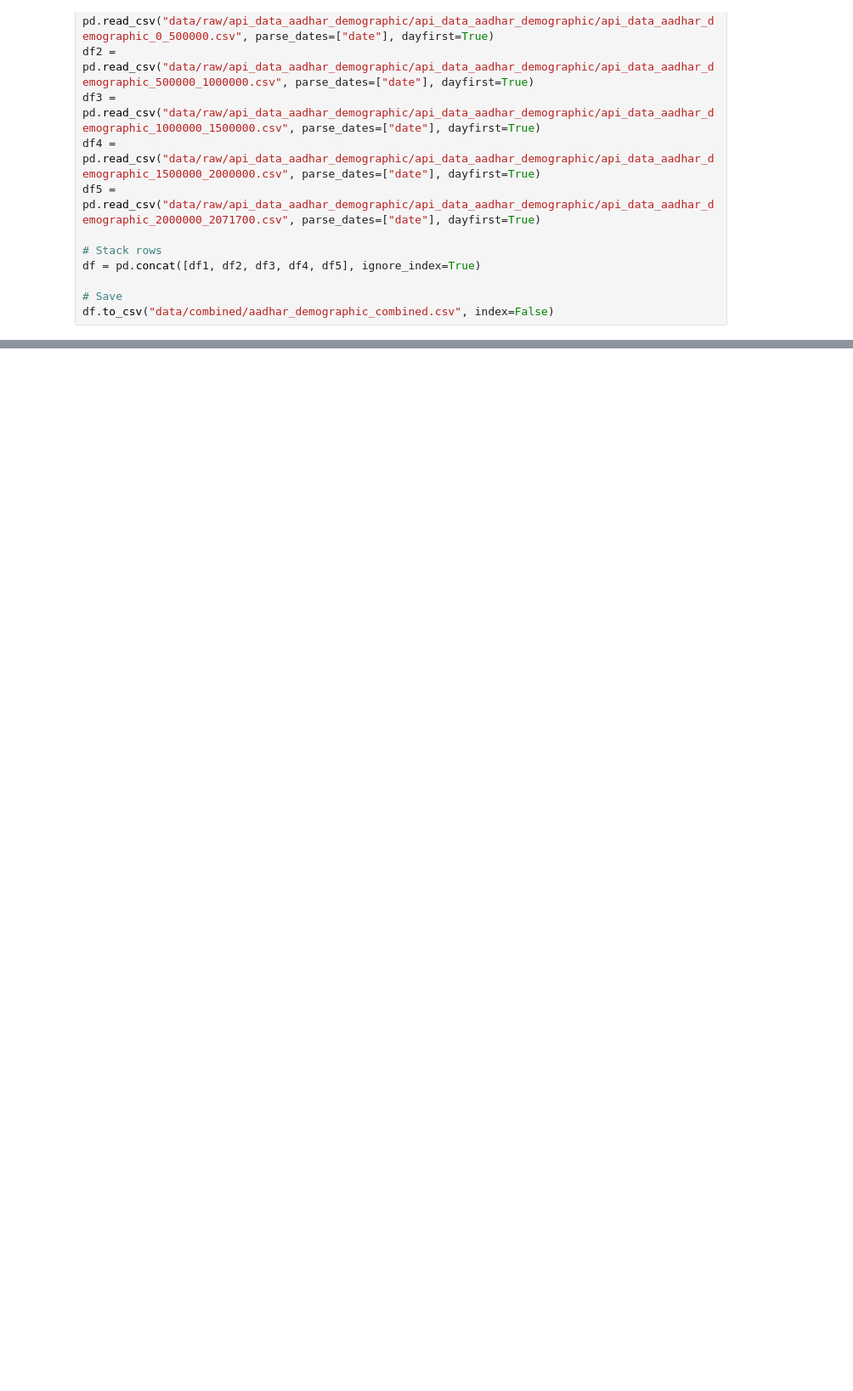
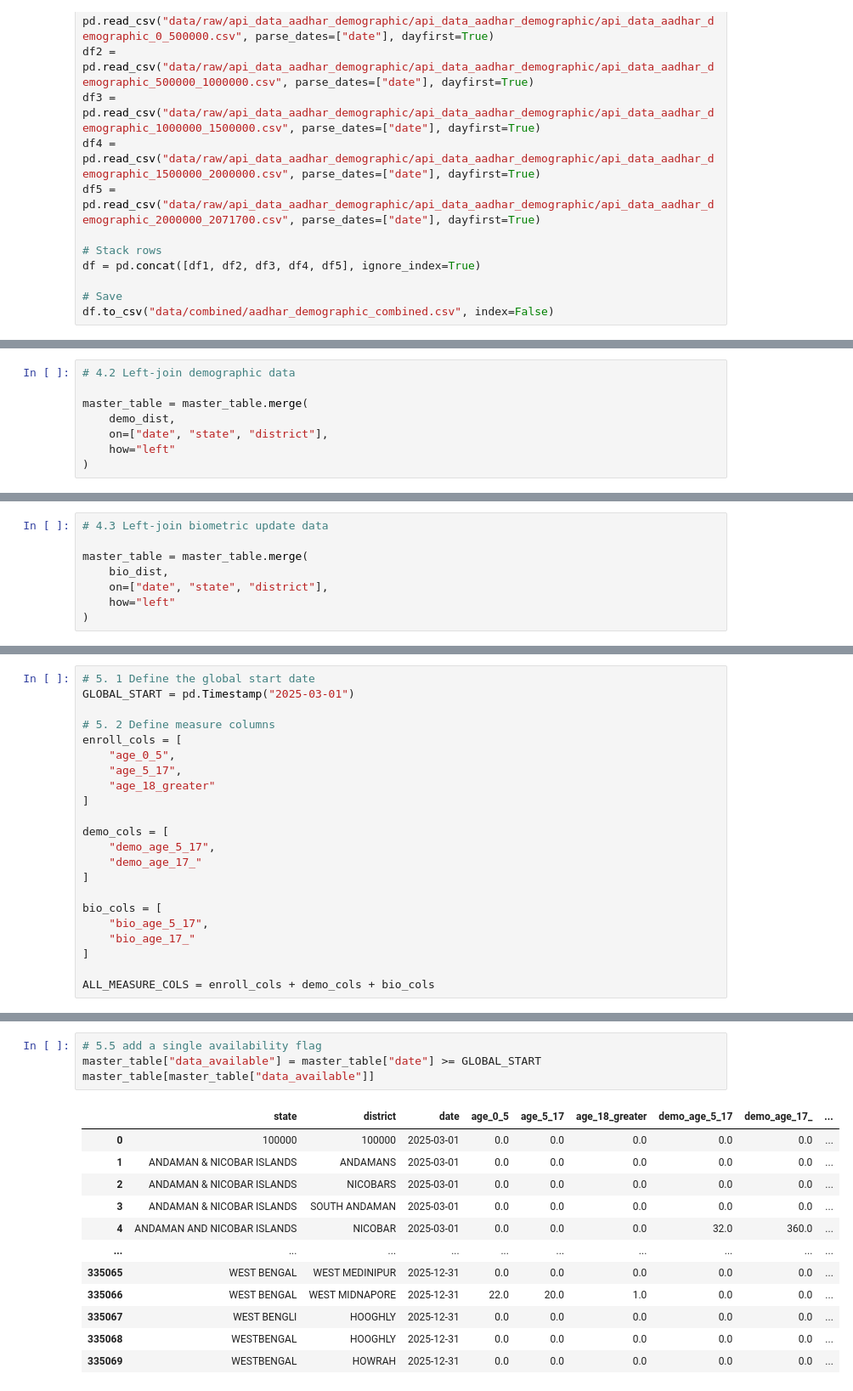
Before and after one commit to MayankDash/Aadhar_UIDAI_DataExploration, a Jupyter notebook: 01_data_preprocessing.ipynb, the cells around one changed output, grey strips where cells are left out. Shown at 85% size. Saved outputs shown, nothing was run; the diff lists cells and outputs as text; blank space fills up the shorter version.

Commit message:
-- Master table done

```diff
--- a/01_data_preprocessing.ipynb
+++ b/01_data_preprocessing.ipynb
@@ -46,0 +345,8 @@ len(df)
+# %%
+# 4.2 Left-join demographic data
+
+master_table = master_table.merge(
+    demo_dist,
+    on=["date", "state", "district"],
+    how="left"
+)
@@ -46,0 +366,8 @@ len(df)
+# %%
+# 4.3 Left-join biometric update data
+
+master_table = master_table.merge(
+    bio_dist,
+    on=["date", "state", "district"],
+    how="left"
+)
@@ -46,0 +427,22 @@ len(df)
+# %%
+# 5. 1 Define the global start date
+GLOBAL_START = pd.Timestamp("2025-03-01")
+
+# 5. 2 Define measure columns
+enroll_cols = [
+    "age_0_5",
+    "age_5_17",
+    "age_18_greater"
+]
+
+demo_cols = [
+    "demo_age_5_17",
+    "demo_age_17_"
+]
+
+bio_cols = [
+    "bio_age_5_17",
+    "bio_age_17_"
+]
+
+ALL_MEASURE_COLS = enroll_cols + demo_cols + bio_cols
@@ -46,0 +475,17 @@ len(df)
+# %%
+# 5.5 add a single availability flag
+master_table["data_available"] = master_table["date"] >= GLOBAL_START
+master_table[master_table["data_available"]]
+# %% [output]
+|  | state | district | date | age_0_5 | age_5_17 | age_18_greater | demo_age_5_17 | demo_age_17_ | ... |
+| 0 | 100000 | 100000 | 2025-03-01 | 0.0 | 0.0 | 0.0 | 0.0 | 0.0 | ... |
+| 1 | ANDAMAN & NICOBAR ISLANDS | ANDAMANS | 2025-03-01 | 0.0 | 0.0 | 0.0 | 0.0 | 0.0 | ... |
+| 2 | ANDAMAN & NICOBAR ISLANDS | NICOBARS | 2025-03-01 | 0.0 | 0.0 | 0.0 | 0.0 | 0.0 | ... |
+| 3 | ANDAMAN & NICOBAR ISLANDS | SOUTH ANDAMAN | 2025-03-01 | 0.0 | 0.0 | 0.0 | 0.0 | 0.0 | ... |
+| 4 | ANDAMAN AND NICOBAR ISLANDS | NICOBAR | 2025-03-01 | 0.0 | 0.0 | 0.0 | 32.0 | 360.0 | ... |
+| ... | ... | ... | ... | ... | ... | ... | ... | ... | ... |
+| 335065 | WEST BENGAL | WEST MEDINIPUR | 2025-12-31 | 0.0 | 0.0 | 0.0 | 0.0 | 0.0 | ... |
+| 335066 | WEST BENGAL | WEST MIDNAPORE | 2025-12-31 | 22.0 | 20.0 | 1.0 | 0.0 | 0.0 | ... |
+| 335067 | WEST BENGLI | HOOGHLY | 2025-12-31 | 0.0 | 0.0 | 0.0 | 0.0 | 0.0 | ... |
+| 335068 | WESTBENGAL | HOOGHLY | 2025-12-31 | 0.0 | 0.0 | 0.0 | 0.0 | 0.0 | ... |
+| 335069 | WESTBENGAL | HOWRAH | 2025-12-31 | 0.0 | 0.0 | 0.0 | 0.0 | 0.0 | ... |
```
Also changed, not shown: parts of 49 cells of this notebook, 9 other files.
